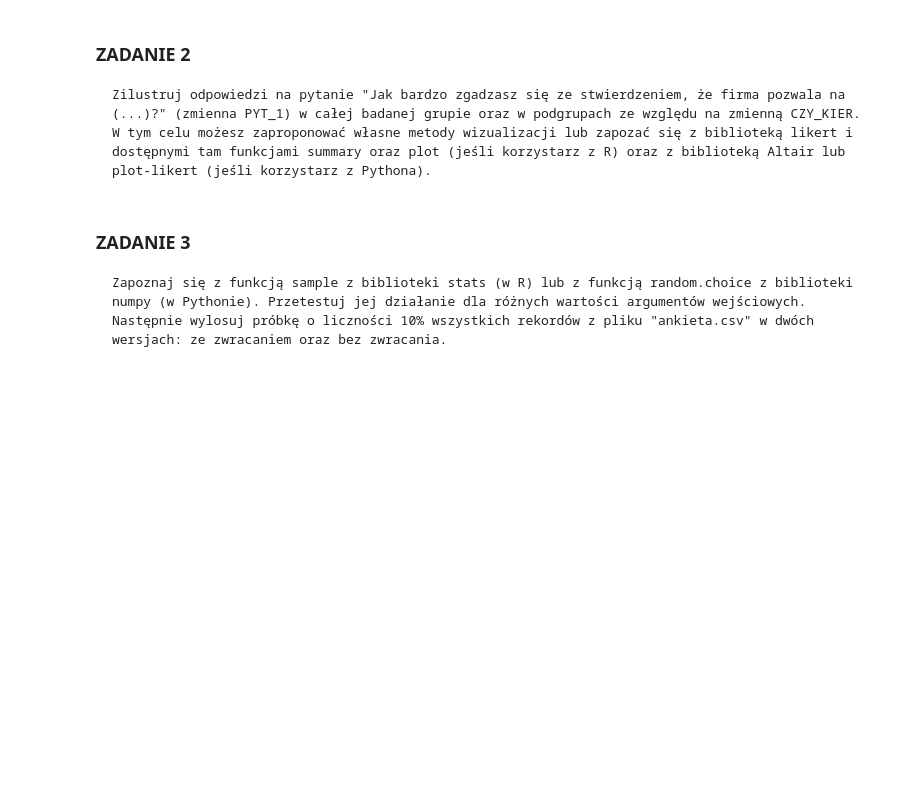
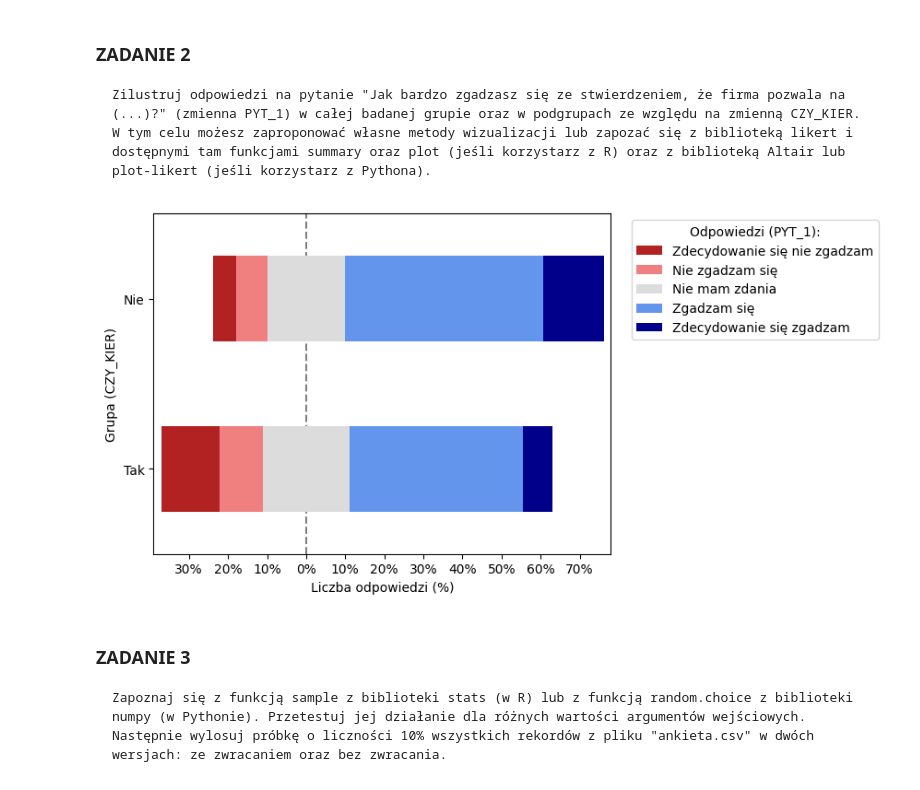
Before and after one commit to Jagaxxx/ADA_raporty, a Jupyter notebook: raport1/raport_l1.ipynb, the cells around one changed output. Cells and saved outputs as stored; diff of their text form; code cells hidden in the pictures; blank space fills up the shorter version.

```diff
--- a/raport1/raport_l1.ipynb
+++ b/raport1/raport_l1.ipynb
@@ -299,6 +462,27 @@ plt.show()
 # %% [markdown]
 ### ZADANIE 2
     Zilustruj odpowiedzi na pytanie "Jak bardzo zgadzasz się ze stwierdzeniem, że firma pozwala na (...)?" (zmienna PYT_1) w całej badanej grupie oraz w podgrupach ze względu na zmienną CZY_KIER. W tym celu możesz zaproponować własne metody wizualizacji lub zapozać się z biblioteką likert i dostępnymi tam funkcjami summary oraz plot (jeśli korzystarz z R) oraz z biblioteką Altair lub plot-likert (jeśli korzystarz z Pythona).
+# %%
+myscale_p1 = {
+    -2: "Zdecydowanie się nie zgadzam",
+    -1: "Nie zgadzam się",
+     0: "Nie mam zdania",
+     1: "Zgadzam się",
+     2: "Zdecydowanie się zgadzam"
+}
+
+data["PYT_1_LABEL"] = data["PYT_1"].map(myscale_p1)
+df_likert = data.pivot(columns="CZY_KIER", values="PYT_1_LABEL")
+myscale_p1_labels = list(myscale_p1.values())
+
+
+plot_likert.plot_likert(df_likert, myscale_p1_labels, plot_percentage=True)
+plt.ylabel('Grupa (CZY_KIER)')
+plt.xlabel('Liczba odpowiedzi (%)')
+plt.legend(title='Odpowiedzi (PYT_1):', bbox_to_anchor=(1.6, 1))
+plt.show()
+# %% [output]
+[figure, added]
 # %% [markdown]
 ### ZADANIE 3
     Zapoznaj się z funkcją sample z biblioteki stats (w R) lub z funkcją random.choice z biblioteki numpy (w Pythonie). Przetestuj jej działanie dla różnych wartości argumentów wejściowych. Następnie wylosuj próbkę o liczności 10% wszystkich rekordów z pliku "ankieta.csv" w dwóch wersjach: ze zwracaniem oraz bez zwracania.
```
Also changed, not shown: parts of 79 cells of this notebook.
